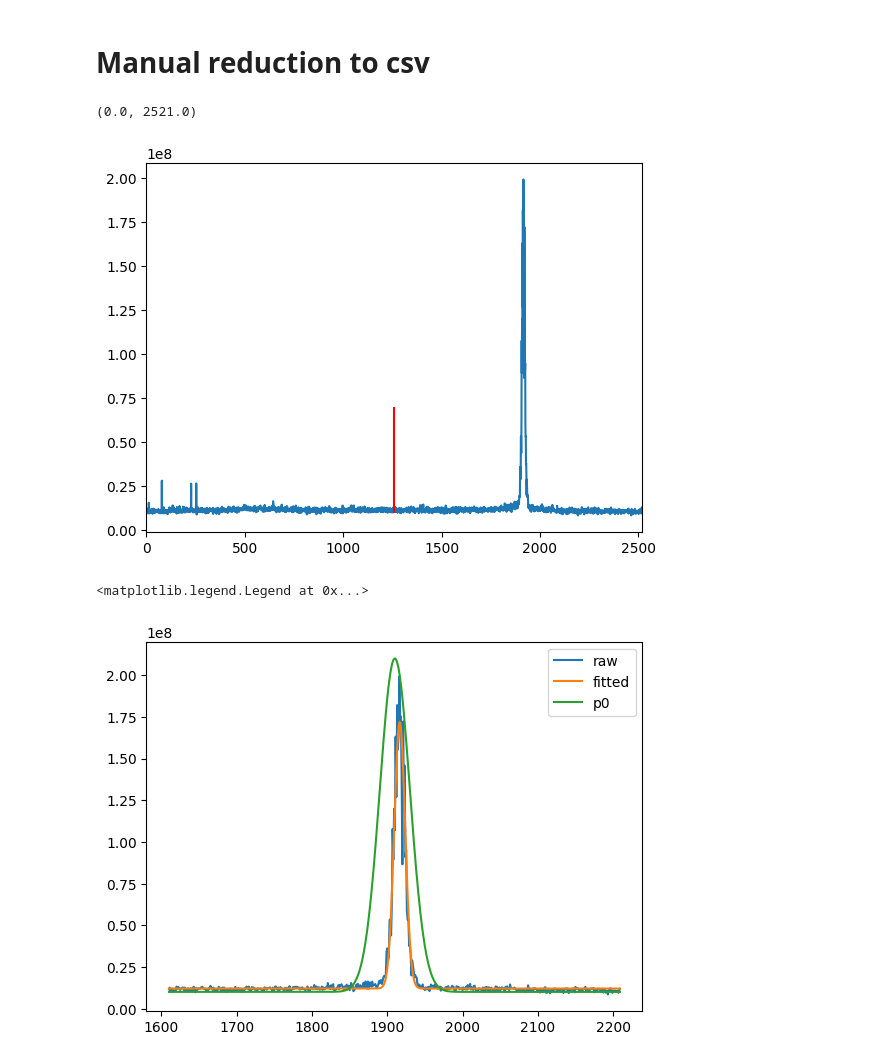
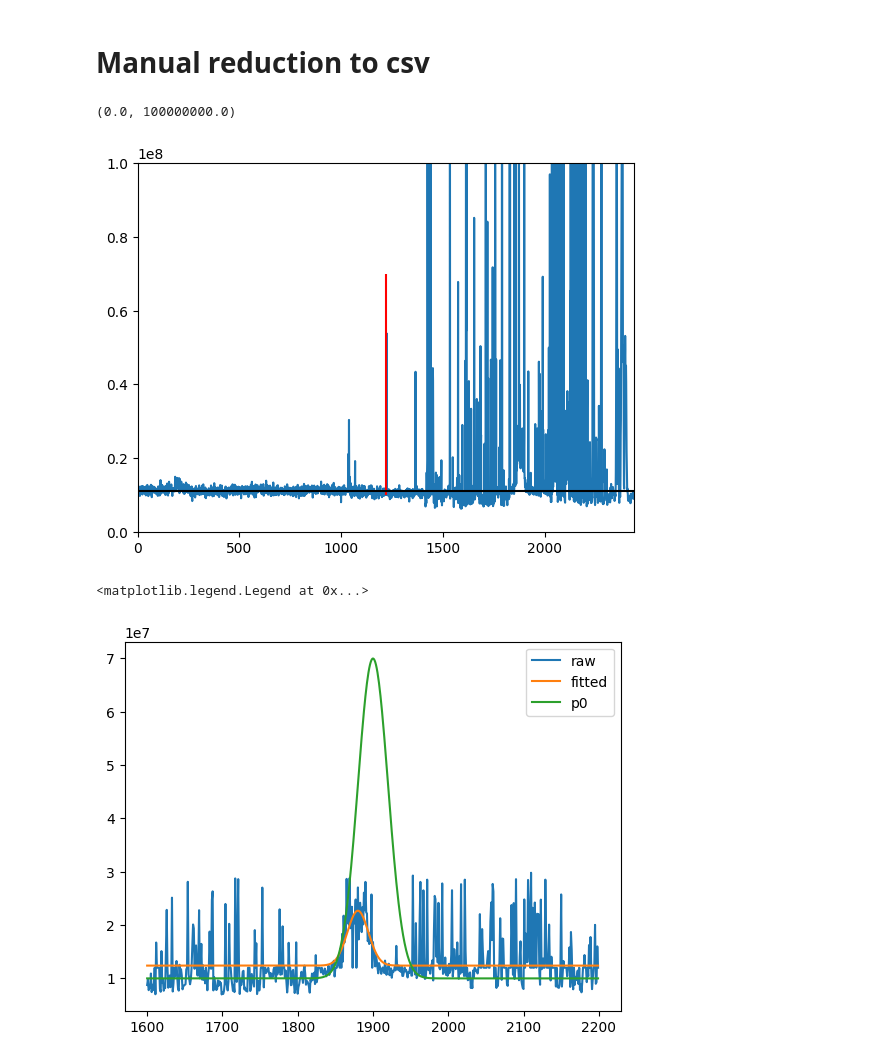
Before and after one commit to dbautista98/chime-reduction, a Jupyter notebook: manual_calibration.ipynb, the cells around one changed output. Cells and saved outputs as stored; diff of their text form; code cells hidden in the pictures.

```diff
--- a/manual_calibration.ipynb
+++ b/manual_calibration.ipynb
@@ -10,10 +21,11 @@ import matplotlib.pyplot as plt
 # %%
-date = "2024_182"
-data_dir = f"/users/dbautist/CHIME_landing_directory/{date}/"
-fit_frequency = 610
+date = "2024_291"
+data_dir = f"/home/scratch/dbautist/CHIME_temp/{date}/"
+fit_frequency = 410
+outdir = "/home/scratch/dbautist/TEST/debug/"
 
-outdir = "/home/scratch/dbautist/TEST/610/"
 
+# fit_frequency = 610
 data_grid, frequency, timestamps = calibration.load_CHIME_data(data_dir)
 start_time = timestamps[0]
 
@@ -28,19 +40,23 @@ else:
 # %%
 lower = 0
 upper = len(data_grid)
 
 closest_approach_index = upper // 2
 
+full_median = np.median(data_grid[lower:upper, index])
+
 plt.figure()
 xx = np.arange(lower, upper)
 plt.plot(xx, data_grid[lower:upper, index])
 plt.vlines(closest_approach_index, 1e7, 7e7, color="red")
+plt.hlines(full_median, xx.min(), xx.max(), color="black")
 plt.xlim(lower, upper)
+plt.ylim(0, 1e8)
 # %% [output]
-(0.0, 2521.0)
+(0.0, 100000000.0)
-[figure, old version]
+[figure, new version]
 # %%
-center_guess = 1910
+center_guess = 1900
 lower = max((0, center_guess - 300))
 upper = min((center_guess + 300, len(data_grid)-1))
 
@@ -48,25 +64,28 @@ upper = min((center_guess + 300, len(data_grid)-1))
 ydata = data_grid[lower:upper, index].copy()
 xdata = np.arange(lower, upper)
 
-mask = np.where(ydata < 1e9)
-ydata = ydata[mask]
+mask = np.where(ydata > 3e7)#np.where(ydata > 1e9)
+ydata[mask] = np.median(ydata)
 xx = np.linspace(lower, upper, num=len(ydata))#np.arange(lower, upper) # may need to be linspace
 
 # define guessing parameters
 bounds = ((0,np.min(xx),3,0), (1e9, np.max(xx), 100, np.inf))
-p0 = (2e8, center_guess, 20, 1e7)
+p0 = (6e7, center_guess, 20, 1e7)
 
 # fit gaussian and calibrate based on fit values
 coeff, cov = curve_fit(calibration.gaussian, xx, ydata, p0=p0, bounds=bounds)
-
+# coeff[3] = full_median
 plt.figure()
 plt.plot(xdata, ydata, label="raw")
 plt.plot(xdata, calibration.gaussian(xdata, *coeff), label='fitted')
 plt.plot(xdata, calibration.gaussian(xdata, *p0), label='p0')
+# plt.xlim(1810, 1950)
+# plt.ylim(0, 5e8)
 plt.legend()
+# plt.ylim(0, 2e8)
 # %% [output]
 <matplotlib.legend.Legend at 0x...>
-[figure, old version]
+[figure, new version]
 # %%
 height, center, width, baseline = coeff
 sun_df = pd.read_csv(f"/users/dbautist/CHIME_landing_directory/sunPosition/{date}_CHIME.csv")
```
Also changed, not shown: parts of 4 cells of this notebook, 2 other files.
